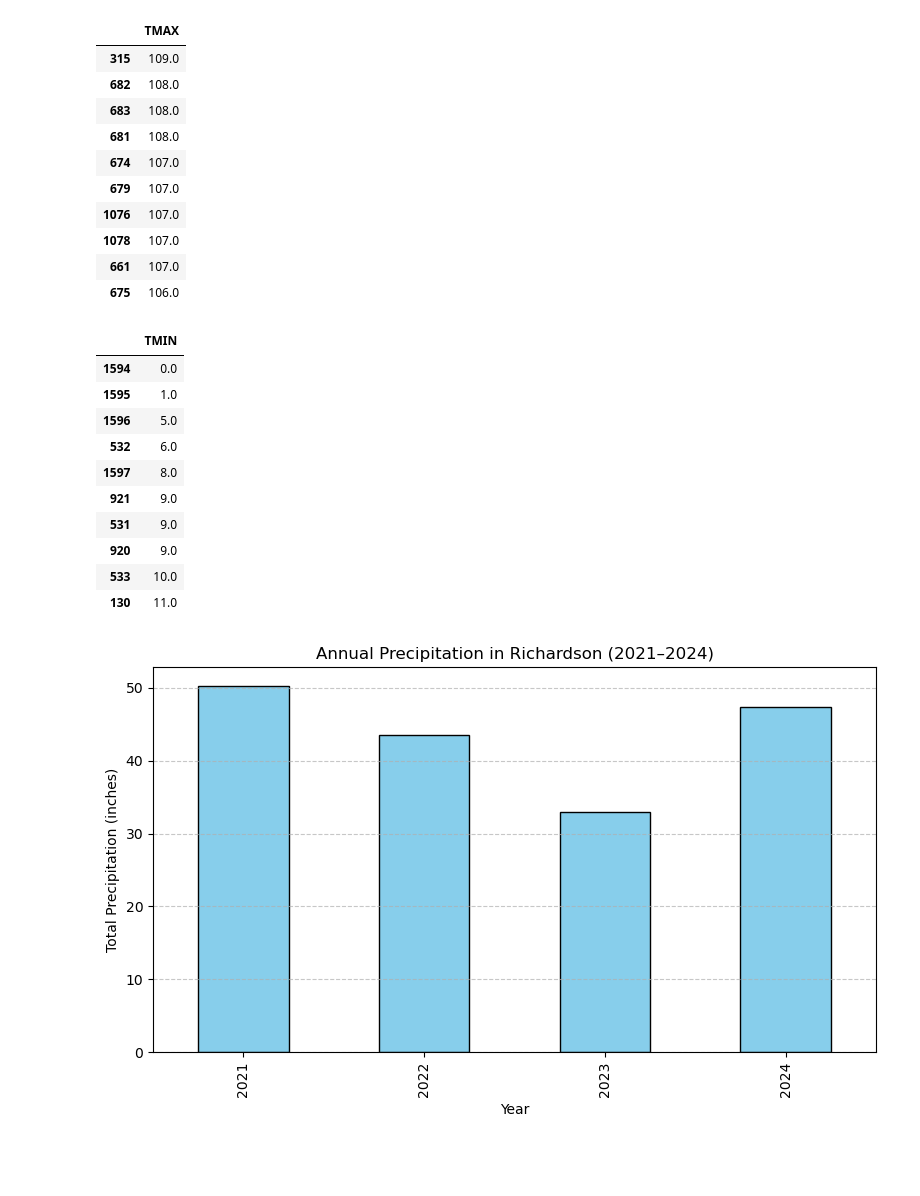
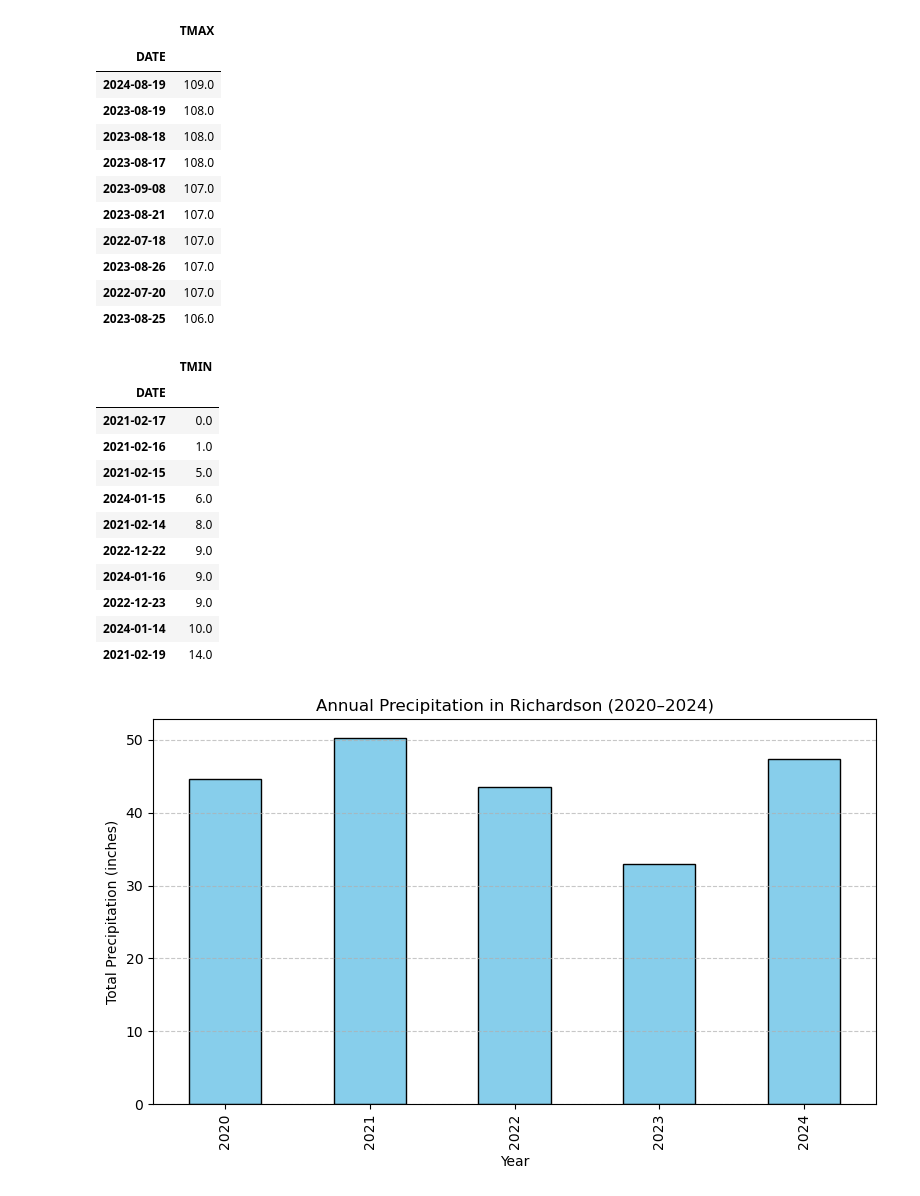
Before and after one commit to Reev132/richardson-weather-analysis, a Jupyter notebook: notebooks/01_basic_eda.ipynb, the cells around one changed output. Saved outputs shown, nothing was run; the diff lists cells and outputs as text; code cells hidden in the pictures; blank space fills up the shorter version.

Commit message:
changed data to Jan 01 2020 to Dec 31 2024

```diff
--- a/notebooks/01_basic_eda.ipynb
+++ b/notebooks/01_basic_eda.ipynb
@@ -1,5 +1,5 @@
 # %%
 import pandas as pd
-df = pd.read_csv("C:\\Users\\harvi\\Downloads\\richardson weather for 5 years.csv")
+df = pd.read_csv("C:\\Users\\harvi\\Desktop\\richardson-weather-analysis\\data\\richardson weather from 1-2020 to 12-2024.csv")
 df.head()
 # %% [output]
@@ -71,52 +69,54 @@ plt.show()
 df.sort_values('TMAX', ascending=False).head(10)[['TMAX']]
 # %% [output]
 |  | TMAX |
-| 315 | 109.0 |
-| 682 | 108.0 |
-| 683 | 108.0 |
-| 681 | 108.0 |
-| 674 | 107.0 |
-| 679 | 107.0 |
-| 1076 | 107.0 |
-| 1078 | 107.0 |
-| 661 | 107.0 |
-| 675 | 106.0 |
+| DATE |  |
+| 2024-08-19 | 109.0 |
+| 2023-08-19 | 108.0 |
+| 2023-08-18 | 108.0 |
+| 2023-08-17 | 108.0 |
+| 2023-09-08 | 107.0 |
+| 2023-08-21 | 107.0 |
+| 2022-07-18 | 107.0 |
+| 2023-08-26 | 107.0 |
+| 2022-07-20 | 107.0 |
+| 2023-08-25 | 106.0 |
 # %%
 # Top 10 coldest days
 df.sort_values('TMIN').head(10)[['TMIN']]
 # %% [output]
 |  | TMIN |
-| 1594 | 0.0 |
-| 1595 | 1.0 |
-| 1596 | 5.0 |
-| 532 | 6.0 |
-| 1597 | 8.0 |
-| 921 | 9.0 |
-| 531 | 9.0 |
-| 920 | 9.0 |
-| 533 | 10.0 |
-| 130 | 11.0 |
+| DATE |  |
+| 2021-02-17 | 0.0 |
+| 2021-02-16 | 1.0 |
+| 2021-02-15 | 5.0 |
+| 2024-01-15 | 6.0 |
+| 2021-02-14 | 8.0 |
+| 2022-12-22 | 9.0 |
+| 2024-01-16 | 9.0 |
+| 2022-12-23 | 9.0 |
+| 2024-01-14 | 10.0 |
+| 2021-02-19 | 14.0 |
 # %%
 # Now extract the year
 df['year'] = df.index.year
 
 # Filter for full years only
-full_years = df[(df['year'] >= 2021) & (df['year'] <= 2024)]
+full_years = df[(df['year'] >= 2020) & (df['year'] <= 2024)]
 
 # Group and plot
 annual_precip = full_years.groupby('year')['PRCP'].sum()
 
 plt.figure(figsize=(8, 5))
 annual_precip.plot(kind='bar', color='skyblue', edgecolor='black')
 
-plt.title('Annual Precipitation in Richardson (2021–2024)')
+plt.title('Annual Precipitation in Richardson (2020–2024)')
 plt.xlabel('Year')
 plt.ylabel('Total Precipitation (inches)')
 plt.grid(axis='y', linestyle='--', alpha=0.7)
 plt.tight_layout()
 plt.show()
 # %% [output]
-[figure, old version]
+[figure, new version]
 # %%
 df['month'] = df.index.month
 monthly_avg = df.groupby('month')[['TMAX', 'TMIN']].mean()
```
Also changed, not shown: parts of 7 cells of this notebook, 3 other files.
